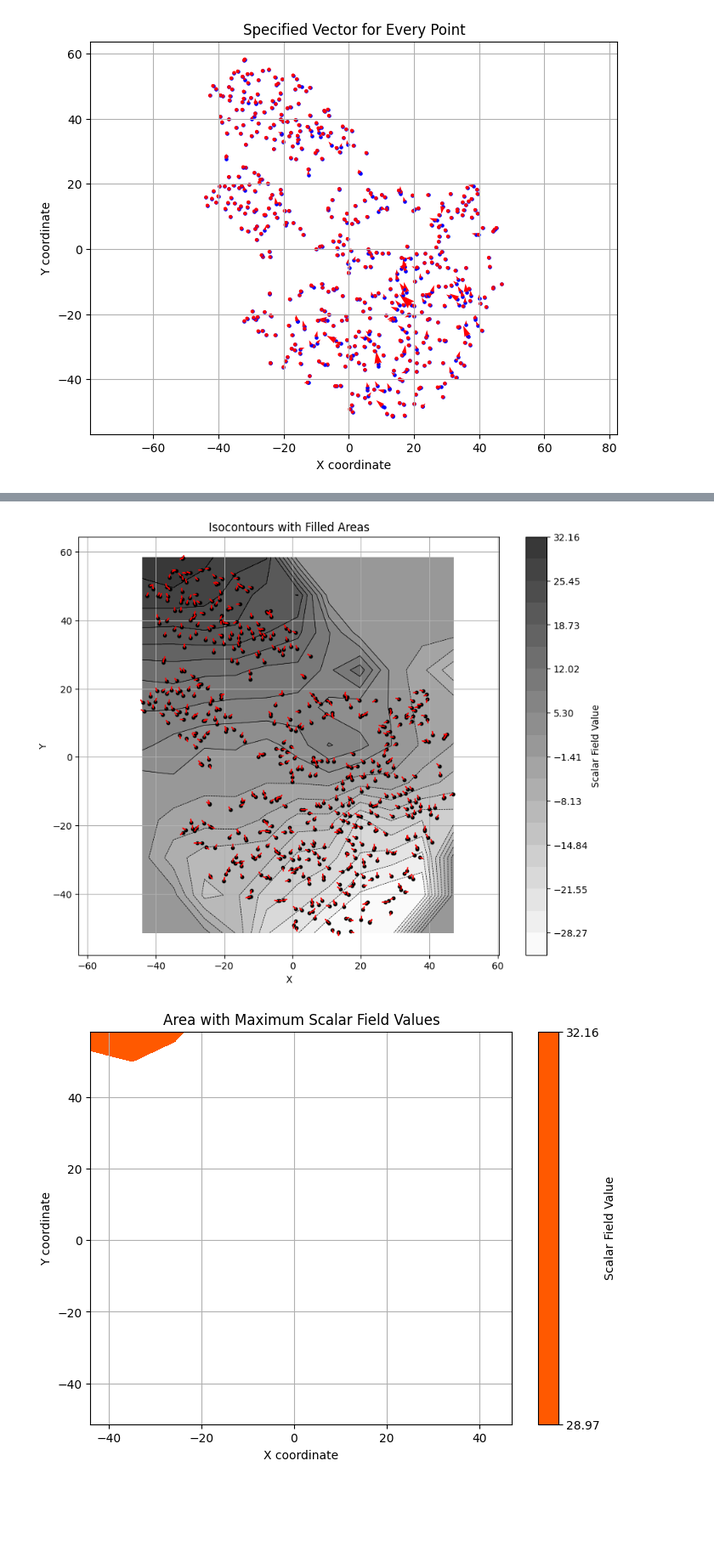
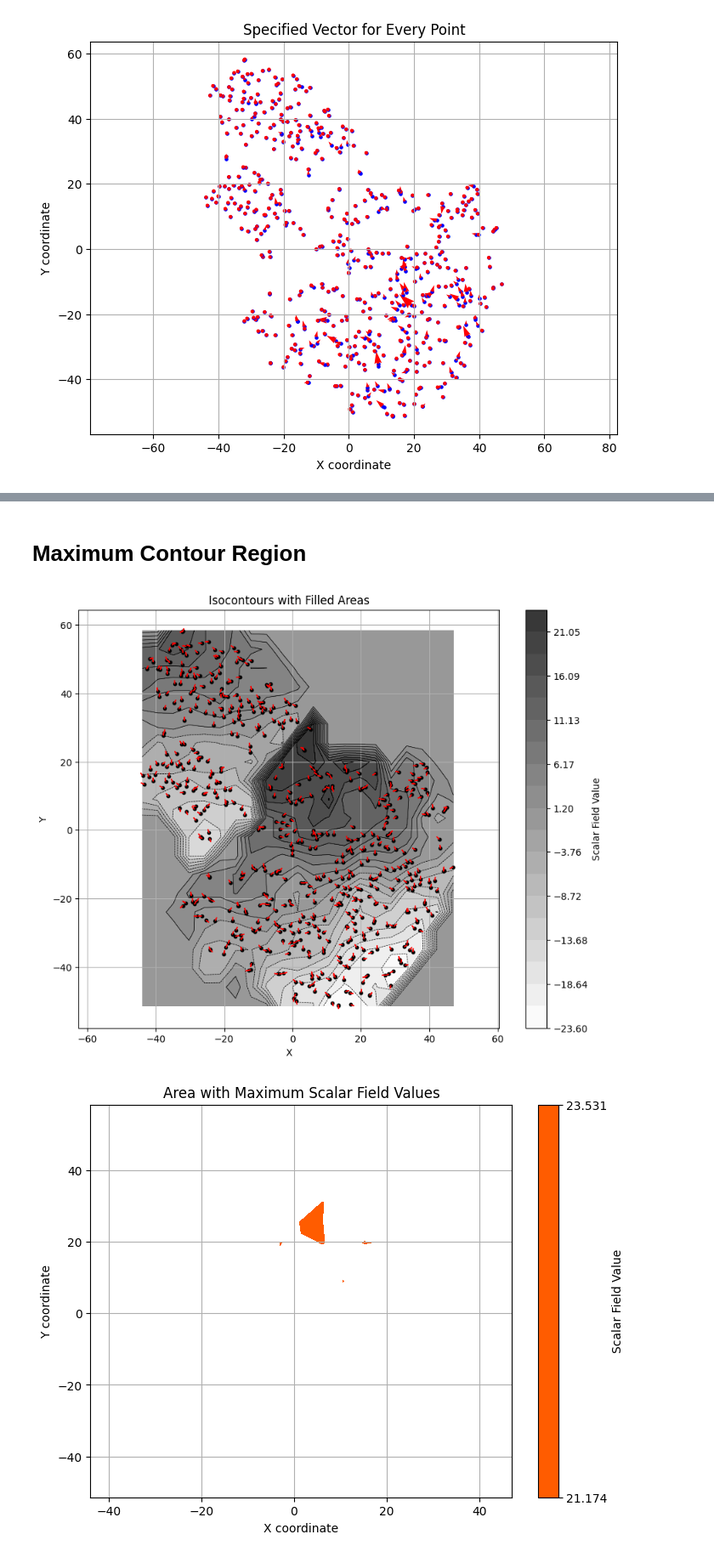
Before and after one commit to jiahaoxu14/FeatureWind, a Jupyter notebook: featurewind.ipynb, the cells around one changed output, grey strips where cells are left out. Shown: that part at 85% size. Drawn from its saved outputs; the diff is of its cells as text; code cells hidden in the pictures; blank space fills up the shorter version.

```diff
--- a/featurewind.ipynb
+++ b/featurewind.ipynb
@@ -74,29 +74,3 @@ plt.axis('equal')
 plt.show()
 # %% [output]
 [figure]
-# %%
-from scipy.interpolate import griddata  # type: ignore
-
-# Define a uniform grid
-grid_x, grid_y = np.meshgrid(np.linspace(-80, 80, 500), np.linspace(-80, 80, 500))
-
-gradient_list = []
-
-for point in points:
-    if point.valid:
-        gradient_list.append(point.gradient_vectors[vector_index])
-
-gradient_list = np.array(gradient_list)
-
-# Interpolate feature vectors onto the grid using correct slicing
-grid_gx = griddata((all_positions[:, 0], all_positions[:, 1]), gradient_list[:, 0], (grid_x, grid_y), method='cubic')
-grid_gy = griddata((all_positions[:, 0], all_positions[:, 1]), gradient_list[:, 1], (grid_x, grid_y), method='cubic')
-
-# Plot the feature map with streamlines
-plt.figure(figsize=(8, 6))
-plt.streamplot(grid_x, grid_y, grid_gx, grid_gy, density=5, color=np.hypot(grid_gx, grid_gy), cmap='coolwarm')
-plt.scatter(all_positions[:, 0], all_positions[:, 1], c='black', s=5, alpha=0.5)
-plt.grid(True)
-plt.xlabel("Projection X")
-plt.ylabel("Projection Y")
-plt.show()
@@ -107,7 +77,9 @@ plt.show()
+# %% [markdown]
+# Maximum Contour Region
 # %%
 # Call the function with the points
 feature_idx = 2
-f_grid, X_grid, Y_grid, contour_levels = ScalarField.reconstruct_scalar_field(points, grid_size=10, feature_index=feature_idx)
+f_grid, X_grid, Y_grid, contour_levels = ScalarField.reconstruct_scalar_field(points, grid_size=20, feature_index=feature_idx)
 
 fig, ax = plt.subplots(figsize=(10, 8))
 
@@ -149,32 +121,32 @@ for point in points:
             head_width=0.1,
             head_length=0.1,
             fc='red',
             ec='red',
             length_includes_head=True,
             zorder=6
         )
 
 ax.set_title('Isocontours with Filled Areas')
 ax.set_xlabel('X')
 ax.set_ylabel('Y')
 ax.axis('equal')
 plt.grid(True)
 plt.show()
 
 # Assume f_grid, X_grid, Y_grid, _ are obtained from reconstruct_scalar_field(...)
 max_val = np.nanmax(f_grid)
 min_val = np.nanmin(f_grid)
 tolerance = 0.05 * (max_val - min_val)  # adjust 5% threshold as desired
 threshold = max_val - tolerance
 
 plt.figure(figsize=(8, 6))
 plt.contourf(X_grid, Y_grid, f_grid, levels=[threshold, max_val], cmap='hot')
 plt.colorbar(label="Scalar Field Value")
 plt.title("Area with Maximum Scalar Field Values")
 plt.xlabel("X coordinate")
 plt.ylabel("Y coordinate")
 plt.grid(True)
 plt.show()
 # %% [output]
-[figure, old version]
+[figure, new version]
-[figure, old version]
+[figure, new version]
```
Also changed, not shown: parts of 6 cells of this notebook, 1 other file.
